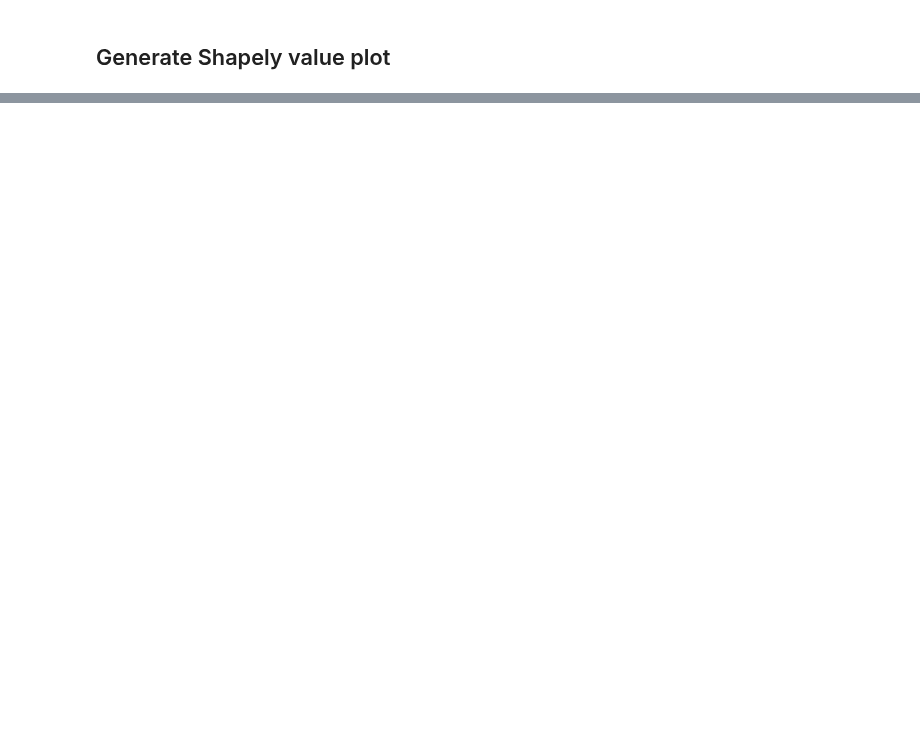
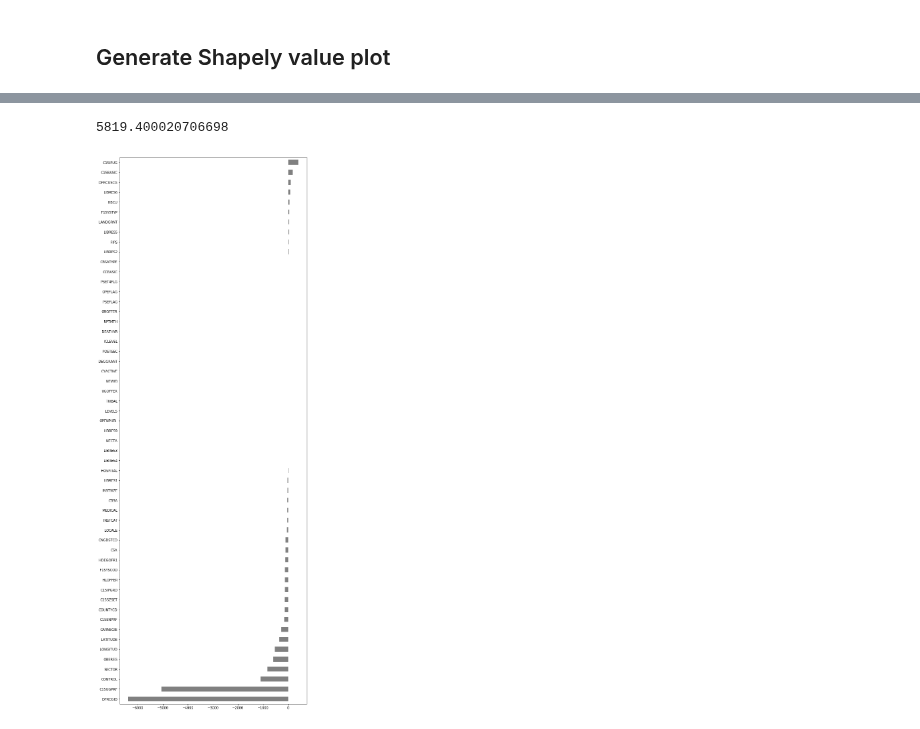
Before and after one commit to LambdaSchool/DEPRECATED-DS-Unit-2-Applied-Modeling, a Jupyter notebook: module4-model-interpretation/Model Interpretation Assignment Notebook.ipynb, the cells around one changed output, grey strips where cells are left out. Saved outputs shown, nothing was run; the diff lists cells and outputs as text; code cells hidden in the pictures; blank space fills up the shorter version.

Commit message:
Finish Shapely value plot.

```diff
--- a/module4-model-interpretation/Model Interpretation Assignment Notebook.ipynb
+++ b/module4-model-interpretation/Model Interpretation Assignment Notebook.ipynb
@@ -510,0 +511,5 @@ array([49753.6])
+# %%
+shap.initjs()
+explainer = shap.TreeExplainer(model)
+shap_values = explainer.shap_values(data_for_prediction)
+shap.force_plot(explainer.expected_value, shap_values, data_for_prediction)
@@ -510,0 +519,9 @@ array([49753.6])
+# %%
+explainer.expected_value + shap_values.sum()
+# %% [output]
+5819.400020706698
+# %%
+plt.figure(figsize=(10,30))
+pd.Series(shap_values[0], X_val.columns).sort_values().plot.barh(color='grey');
+# %% [output]
+[figure, added]
```
Also changed, not shown: parts of 17 cells of this notebook.
